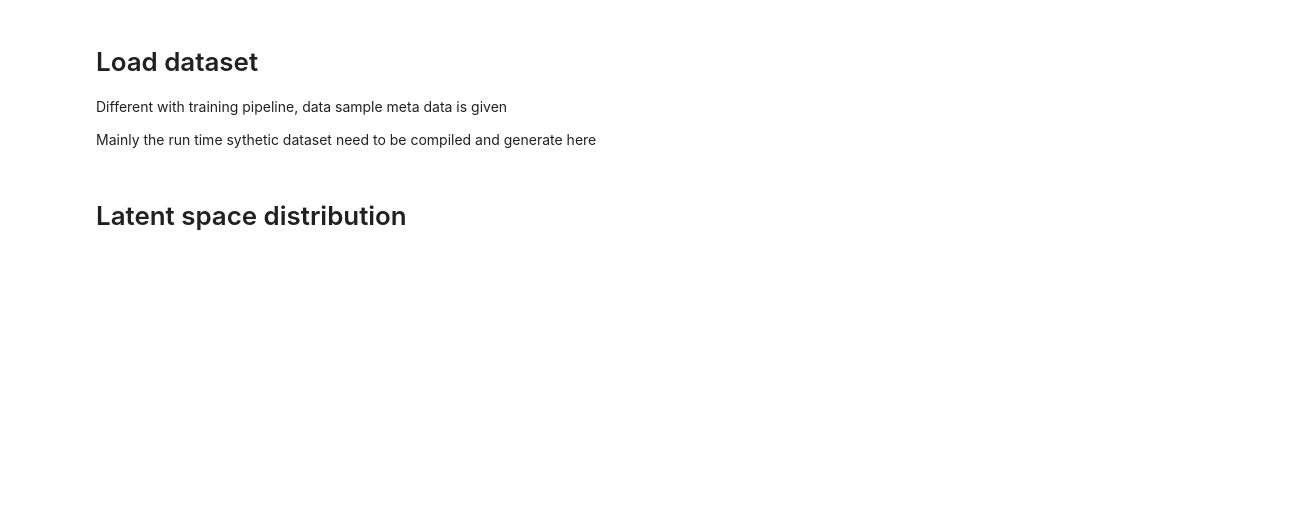
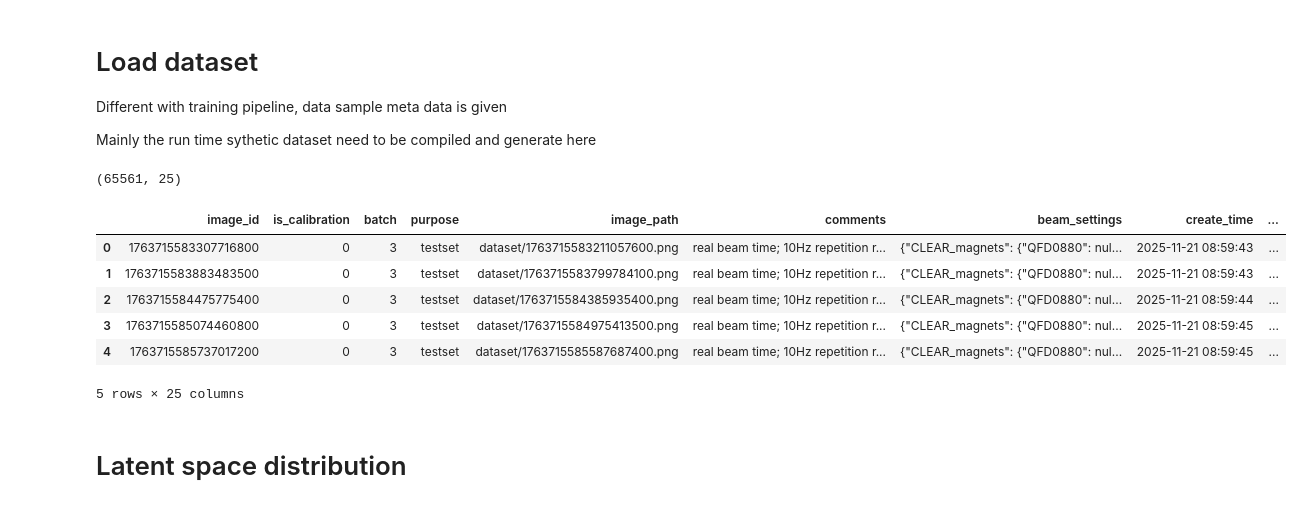
Before and after one commit to Andrew-XQY/fiber-image-reconstruction, a Jupyter notebook: evaluation/visualization.ipynb, the cells around one changed output. Drawn from its saved outputs; the diff is of its cells as text; code cells hidden in the pictures; blank space fills up the shorter version.

```diff
--- a/evaluation/visualization.ipynb
+++ b/evaluation/visualization.ipynb
@@ -23,19 +28,30 @@ Different with training pipeline, data sample meta data is given
 
 Mainly the run time sythetic dataset need to be compiled and generate here
 # %%
+
 # ============================
 # Merge entire CLEAR 2025 dataset in to a single database
 # ============================
 db_paths = scan_files(dirs["processed_db_dir"], extensions=[".db"], return_type="str")
 conn = merge_sqlite_dbs(db_paths, source_column="db_path")
 sql = """
 SELECT *
 FROM mmf_dataset_metadata
 """
 tables_df = pd.read_sql_query(sql, conn)
 conn.close()
 # optional: drop duplicate column names (e.g. both tables have "id", "db_path")
 tables_df = tables_df.loc[:, ~tables_df.columns.duplicated()]
 print(tables_df.shape)
+tables_df.head()
+# %% [output]
+(65561, 25)
+|  | image_id | is_calibration | batch | purpose | image_path | comments | beam_settings | create_time | ... |
+| 0 | 1763715583307716800 | 0 | 3 | testset | dataset/1763715583211057600.png | real beam time; 10Hz repetition r... | {"CLEAR_magnets": {"QFD0880": nul... | 2025-11-21 08:59:43 | ... |
+| 1 | 1763715583883483500 | 0 | 3 | testset | dataset/1763715583799784100.png | real beam time; 10Hz repetition r... | {"CLEAR_magnets": {"QFD0880": nul... | 2025-11-21 08:59:43 | ... |
+| 2 | 1763715584475775400 | 0 | 3 | testset | dataset/1763715584385935400.png | real beam time; 10Hz repetition r... | {"CLEAR_magnets": {"QFD0880": nul... | 2025-11-21 08:59:44 | ... |
+| 3 | 1763715585074460800 | 0 | 3 | testset | dataset/1763715584975413500.png | real beam time; 10Hz repetition r... | {"CLEAR_magnets": {"QFD0880": nul... | 2025-11-21 08:59:45 | ... |
+| 4 | 1763715585737017200 | 0 | 3 | testset | dataset/1763715585587687400.png | real beam time; 10Hz repetition r... | {"CLEAR_magnets": {"QFD0880": nul... | 2025-11-21 08:59:45 | ... |
+5 rows × 25 columns
 # %%
 # pip install xflow-py
```
Also changed, not shown: parts of 7 cells of this notebook, 4 other files.
